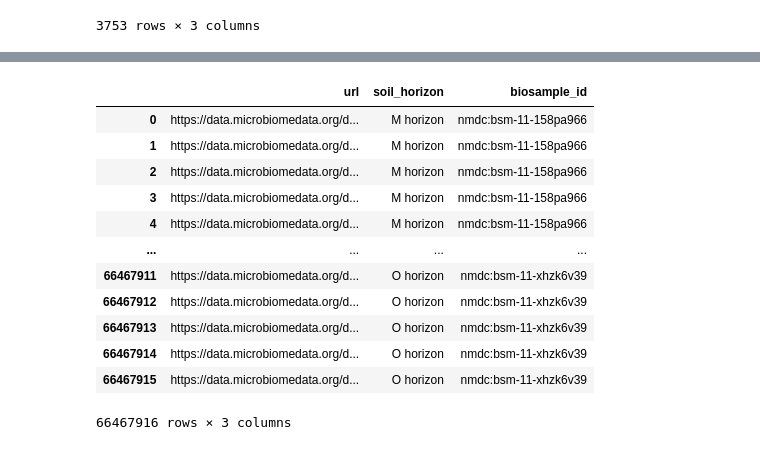
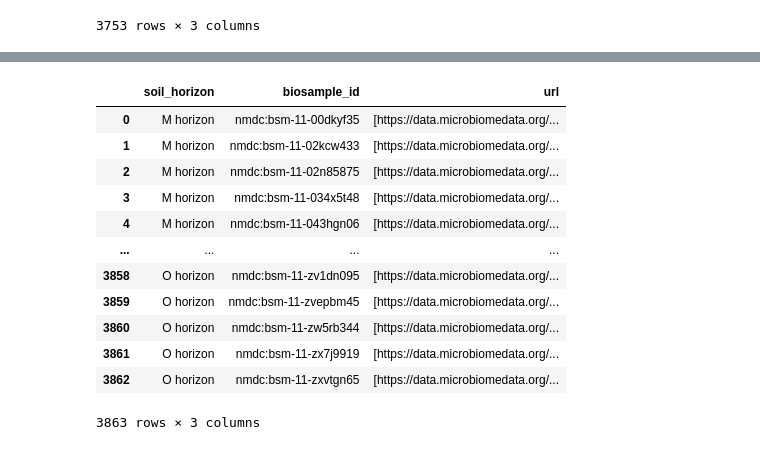
Before and after one commit to microbiomedata/nmdc_notebooks, a Jupyter notebook: taxonomic_dist_by_soil_layer/python/taxonomic_dist_soil_layer-Copy1.ipynb, the cells around one changed output, grey strips where cells are left out. Drawn from its saved outputs; the diff is of its cells as text; code cells hidden in the pictures.

Commit message:
drop_duplicates for faster joining, save as csv to avoid rerunning cells

```diff
--- a/taxonomic_dist_by_soil_layer/python/taxonomic_dist_soil_layer-Copy1.ipynb
+++ b/taxonomic_dist_by_soil_layer/python/taxonomic_dist_soil_layer-Copy1.ipynb
@@ -169,12 +173,18 @@ def merge_items(df1, df2, key1: str, key2: str, key_explode: bool, next_key_expl
             # explode next key:
             merged_df_exploded = merged_df.explode(next_key)
 
+            # Drop any duplicated rows
+            merged_df_exploded.drop_duplicates(keep="first", inplace=True)
+
             return merged_df_exploded
 
         elif next_key_explode == False:
             # explode the data frame with the matching key that is a list. Df1 is dataframe with key1 that is a list
             df1_exploded = df1.explode(key1)
             merged_df = pd.merge(df1_exploded, df2, left_on=key1, right_on=key2)
+
+            # Drop any duplicated rows
+            merged_df.drop_duplicates(keep="first", inplace=True)
 
             return merged_df
 
@@ -185,12 +195,18 @@ def merge_items(df1, df2, key1: str, key2: str, key_explode: bool, next_key_expl
             merged_df = pd.merge(df1, df2, left_on=key1, right_on=key2)
             merged_df_exploded = merged_df.explode(next_key)
 
+            # Drop any duplicated rows
+            merged_df_exploded.drop_duplicates(keep="first", inplace=True)
+
             return merged_df_exploded
 
         elif not next_key:
 
             merged_df = pd.merge(df1, df2, left_on=key1, right_on=key2)
 
+            # Drop any duplicated rows
+            merged_df.drop_duplicates(keep="first", inplace=True)
+
             return merged_df
 # %%
 # Merge the initial biosample results with the pooling results
@@ -589,22 +600,29 @@ merged_df9
 # %%
 # clean up data frame - remove all middle "joining columns" because the merge is getting slow\
 column_list = merged_df9.columns.tolist()
 columns_to_keep = ["soil_horizon", "biosample_id", "url"]
 columns_to_remove = list(set(column_list).difference(columns_to_keep))
 # Drop unnecessary rows
 df9_cleaned = merged_df9.drop(columns=columns_to_remove)
-df9_cleaned
+
+# remove duplicates
+df9_cleaned.drop_duplicates(keep="first", inplace=True)
+
+# check rows when we reagrregate/implode,
+final_df = df9_cleaned.groupby(["soil_horizon", "biosample_id"]).agg({"url": list}).reset_index()
+
+final_df
 # %% [output]
-|  | url | soil_horizon | biosample_id |
-| 0 | https://data.microbiomedata.org/d... | M horizon | nmdc:bsm-11-158pa966 |
-| 1 | https://data.microbiomedata.org/d... | M horizon | nmdc:bsm-11-158pa966 |
-| 2 | https://data.microbiomedata.org/d... | M horizon | nmdc:bsm-11-158pa966 |
-| 3 | https://data.microbiomedata.org/d... | M horizon | nmdc:bsm-11-158pa966 |
-| 4 | https://data.microbiomedata.org/d... | M horizon | nmdc:bsm-11-158pa966 |
+|  | soil_horizon | biosample_id | url |
+| 0 | M horizon | nmdc:bsm-11-00dkyf35 | [https://data.microbiomedata.org/... |
+| 1 | M horizon | nmdc:bsm-11-02kcw433 | [https://data.microbiomedata.org/... |
+| 2 | M horizon | nmdc:bsm-11-02n85875 | [https://data.microbiomedata.org/... |
+| 3 | M horizon | nmdc:bsm-11-034x5t48 | [https://data.microbiomedata.org/... |
+| 4 | M horizon | nmdc:bsm-11-043hgn06 | [https://data.microbiomedata.org/... |
 | ... | ... | ... | ... |
-| 66467911 | https://data.microbiomedata.org/d... | O horizon | nmdc:bsm-11-xhzk6v39 |
-| 66467912 | https://data.microbiomedata.org/d... | O horizon | nmdc:bsm-11-xhzk6v39 |
-| 66467913 | https://data.microbiomedata.org/d... | O horizon | nmdc:bsm-11-xhzk6v39 |
-| 66467914 | https://data.microbiomedata.org/d... | O horizon | nmdc:bsm-11-xhzk6v39 |
-| 66467915 | https://data.microbiomedata.org/d... | O horizon | nmdc:bsm-11-xhzk6v39 |
+| 3858 | O horizon | nmdc:bsm-11-zv1dn095 | [https://data.microbiomedata.org/... |
+| 3859 | O horizon | nmdc:bsm-11-zvepbm45 | [https://data.microbiomedata.org/... |
+| 3860 | O horizon | nmdc:bsm-11-zw5rb344 | [https://data.microbiomedata.org/... |
+| 3861 | O horizon | nmdc:bsm-11-zx7j9919 | [https://data.microbiomedata.org/... |
+| 3862 | O horizon | nmdc:bsm-11-zxvtgn65 | [https://data.microbiomedata.org/... |
-66467916 rows × 3 columns
+3863 rows × 3 columns
```
Also changed, not shown: parts of 18 cells of this notebook, 1 other file.
